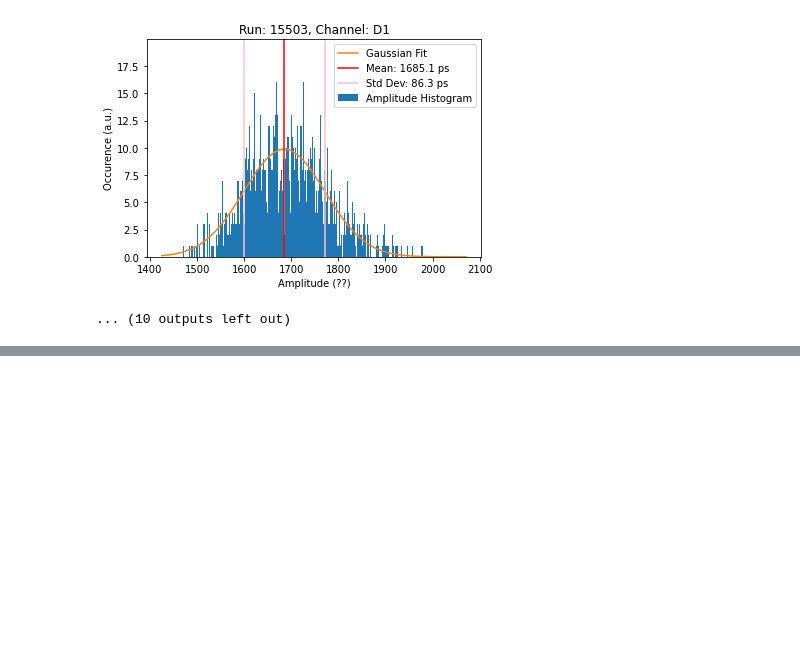
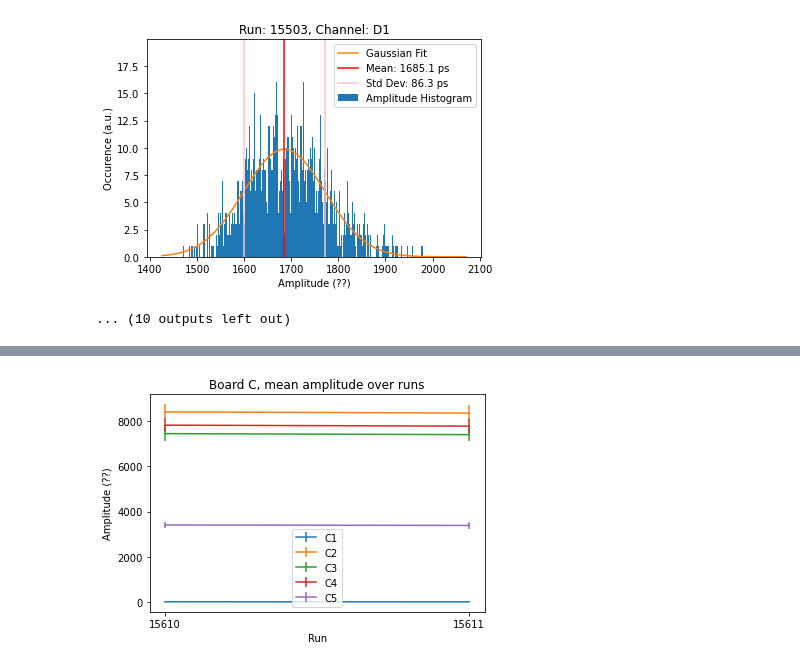
Before and after one commit to XavierKervyn/CERN-CMS-ECAL, a Jupyter notebook: Amplitude Analysis Script.ipynb, the cells around one changed output, grey strips where cells are left out. Cells and saved outputs as stored; diff of their text form; code cells hidden in the pictures; blank space fills up the shorter version.

```diff
--- a/Amplitude Analysis Script.ipynb
+++ b/Amplitude Analysis Script.ipynb
@@ -244,0 +272,4 @@ Run:  15503  Split:  Merged
+# %%
+example(4)
+# %% [output]
+[figure, added]
```
Also changed, not shown: parts of 3 cells of this notebook, 50 other files.
